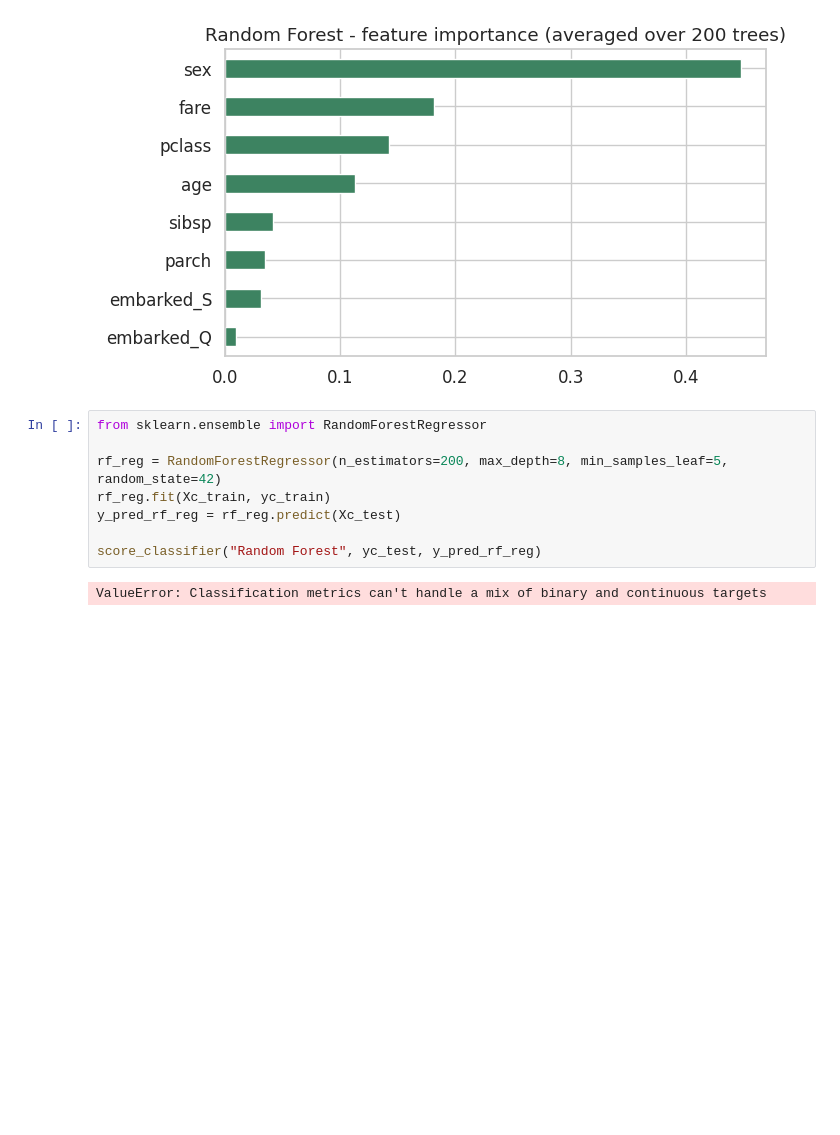
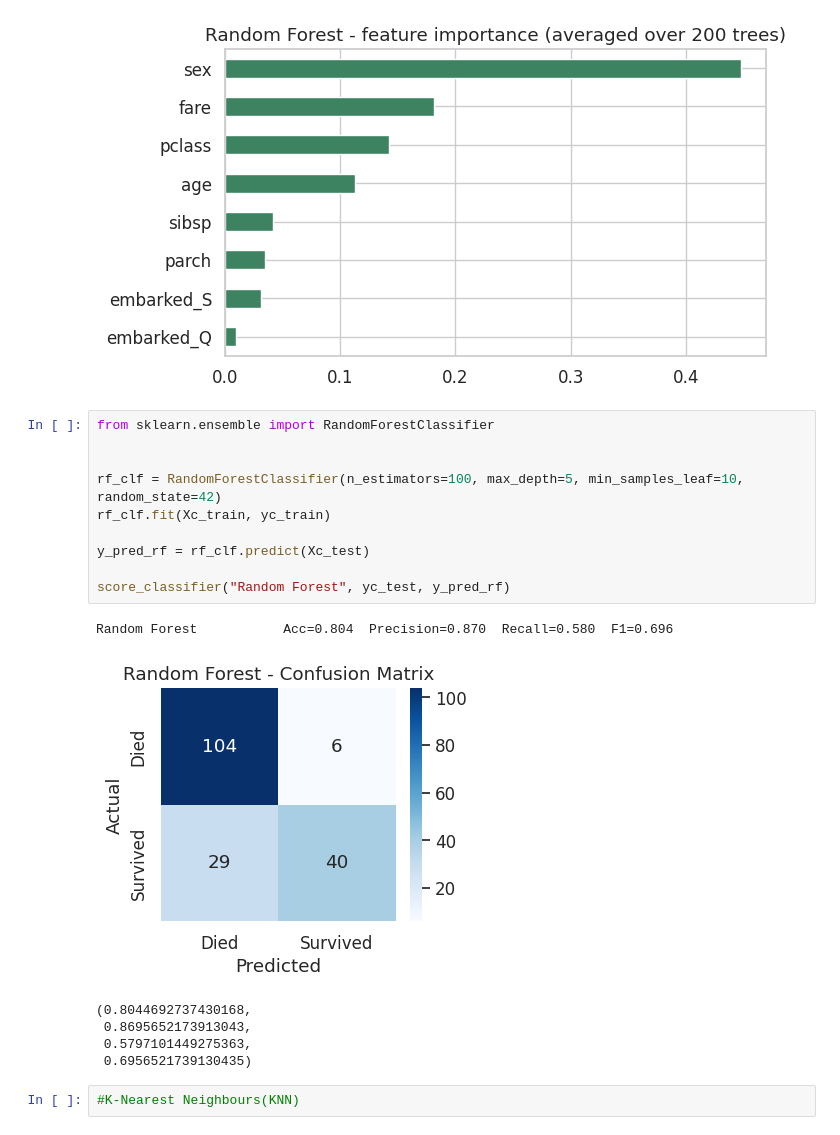
Before and after one commit to Erandi-Hans/Model-Traning-2, a Jupyter notebook: titanic.ipynb, the cells around one changed output. Cells and saved outputs as stored; diff of their text form; blank space fills up the shorter version.

```diff
--- a/titanic.ipynb
+++ b/titanic.ipynb
@@ -275,12 +275,21 @@ Random Forest           Acc=0.804  Precision=0.827  Recall=0.623  F1=0.711
 [figure]
 [figure]
 # %%
-from sklearn.ensemble import RandomForestRegressor
+from sklearn.ensemble import RandomForestClassifier
 
-rf_reg = RandomForestRegressor(n_estimators=200, max_depth=8, min_samples_leaf=5, random_state=42)
-rf_reg.fit(Xc_train, yc_train)
-y_pred_rf_reg = rf_reg.predict(Xc_test)
 
-score_classifier("Random Forest", yc_test, y_pred_rf_reg)
+rf_clf = RandomForestClassifier(n_estimators=100, max_depth=5, min_samples_leaf=10, random_state=42)
+rf_clf.fit(Xc_train, yc_train)
+
+y_pred_rf = rf_clf.predict(Xc_test)
+
+score_classifier("Random Forest", yc_test, y_pred_rf)
 # %% [output]
-ValueError: Classification metrics can't handle a mix of binary and continuous targets
+Random Forest           Acc=0.804  Precision=0.870  Recall=0.580  F1=0.696
+[figure, added]
+(0.8044692737430168,
+ 0.8695652173913043,
+ 0.5797101449275363,
+ 0.6956521739130435)
+# %%
+#K-Nearest Neighbours(KNN)
```
Also changed, not shown: parts of 3 cells of this notebook.
